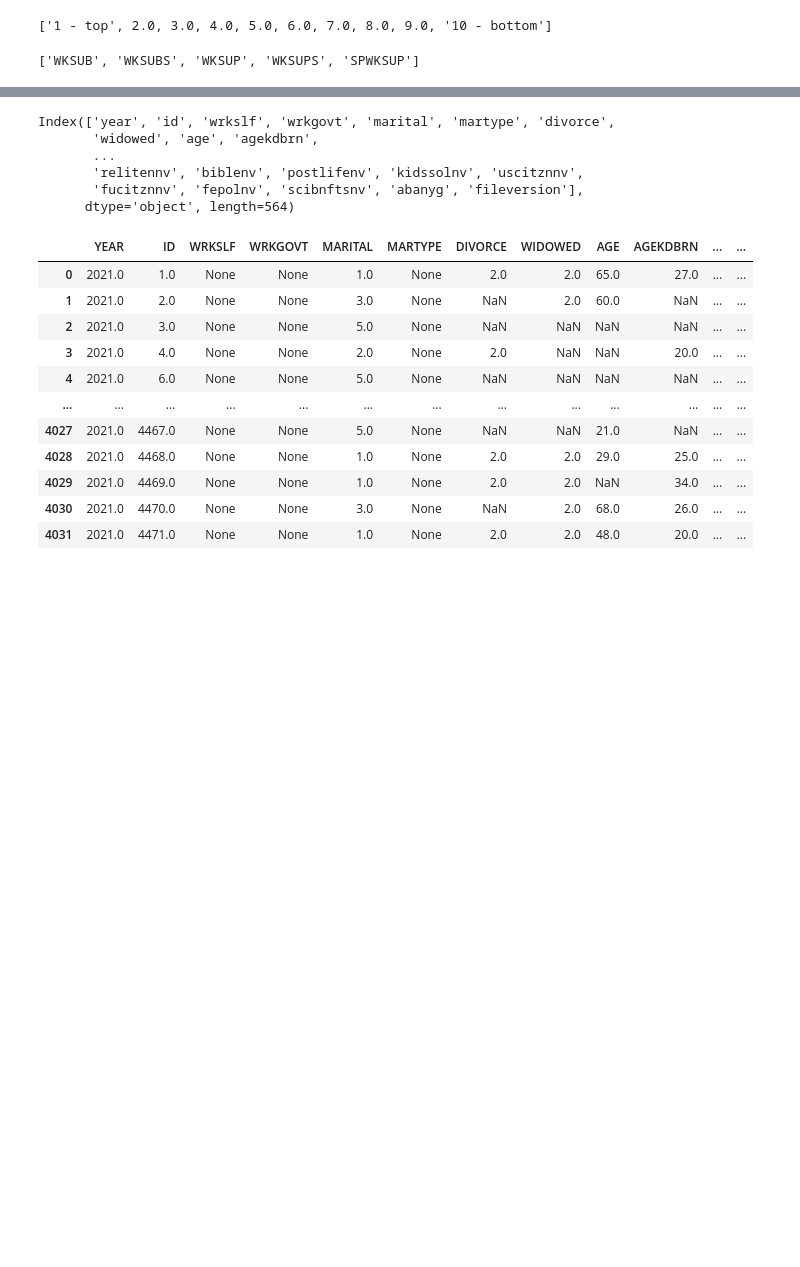
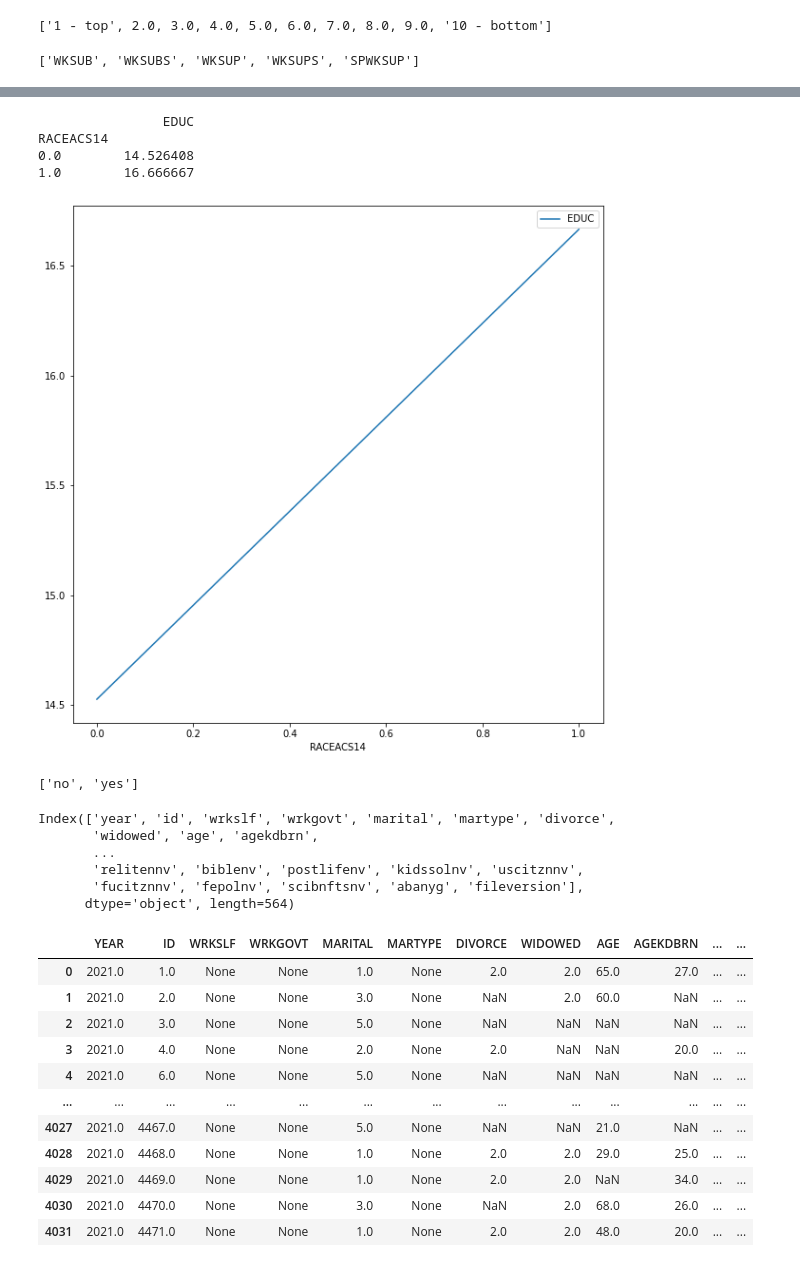
Before and after one commit to donjpierce/cra, a Jupyter notebook: notebooks/2021-11-gss-exploration/gss.ipynb, the cells around one changed output, grey strips where cells are left out. Drawn from its saved outputs; the diff is of its cells as text; code cells hidden in the pictures; blank space fills up the shorter version.

```diff
--- a/notebooks/2021-11-gss-exploration/gss.ipynb
+++ b/notebooks/2021-11-gss-exploration/gss.ipynb
@@ -211,3 +274,17 @@ CONLEGIS
+# %%
+#
+test_col = 'RACEACS14'
+print(educ_sum(gss_df, test_col))
+ax = plot_educ_dist(gss_df, test_col)
+plt.show()
+print(df[test_col.lower()].cat.categories.to_list())
+# %% [output]
+                EDUC
+RACEACS14
+0.0        14.526408
+1.0        16.666667
+[figure, added]
+['no', 'yes']
 # %%
 df.columns
 # %% [output]
```
Also changed, not shown: parts of 15 cells of this notebook.
